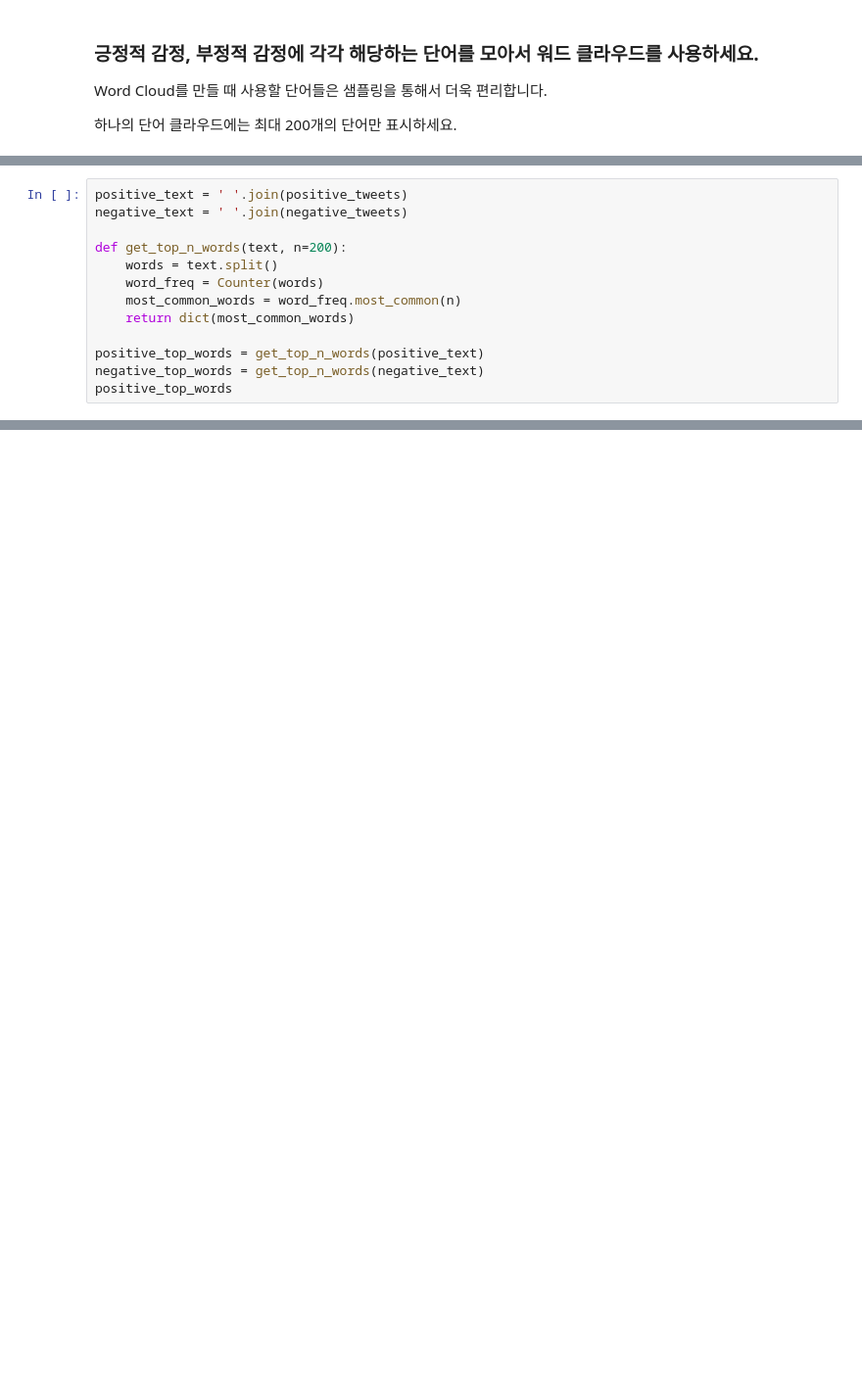
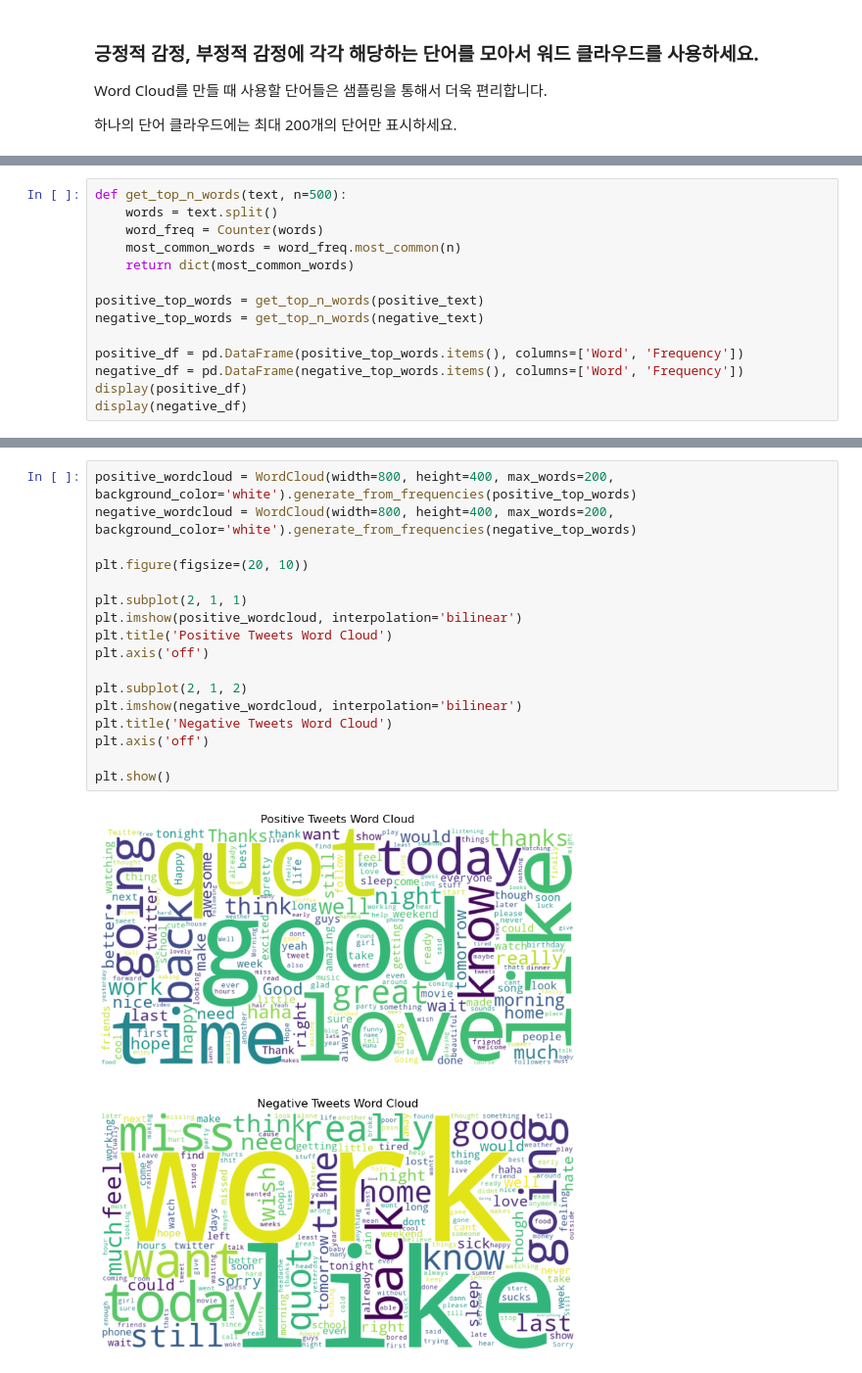
Before and after one commit to ssangmin-junior/softeer_wiki, a Jupyter notebook: missions/w2/m5/w2m5_sentiment.ipynb, the cells around one changed output, grey strips where cells are left out. Shown: that part at 98% size. Saved outputs shown, nothing was run; the diff lists cells and outputs as text; blank space fills up the shorter version.

```diff
--- a/missions/w2/m5/w2m5_sentiment.ipynb
+++ b/missions/w2/m5/w2m5_sentiment.ipynb
@@ -109,8 +82,5 @@ TypeError: expected string or bytes-like object, got 'Series'
 # %%
-positive_text = ' '.join(positive_tweets)
-negative_text = ' '.join(negative_tweets)
-
-def get_top_n_words(text, n=200):
+def get_top_n_words(text, n=500):
     words = text.split()
     word_freq = Counter(words)
     most_common_words = word_freq.most_common(n)
@@ -118,5 +88,9 @@ def get_top_n_words(text, n=200):
 
 positive_top_words = get_top_n_words(positive_text)
 negative_top_words = get_top_n_words(negative_text)
-positive_top_words
+
+positive_df = pd.DataFrame(positive_top_words.items(), columns=['Word', 'Frequency'])
+negative_df = pd.DataFrame(negative_top_words.items(), columns=['Word', 'Frequency'])
+display(positive_df)
+display(negative_df)
 # %% [output]
@@ -266,0 +123,19 @@ print(negative_df.head())
+# %%
+positive_wordcloud = WordCloud(width=800, height=400, max_words=200, background_color='white').generate_from_frequencies(positive_top_words)
+negative_wordcloud = WordCloud(width=800, height=400, max_words=200, background_color='white').generate_from_frequencies(negative_top_words)
+
+plt.figure(figsize=(20, 10))
+
+plt.subplot(2, 1, 1)
+plt.imshow(positive_wordcloud, interpolation='bilinear')
+plt.title('Positive Tweets Word Cloud')
+plt.axis('off')
+
+plt.subplot(2, 1, 2)
+plt.imshow(negative_wordcloud, interpolation='bilinear')
+plt.title('Negative Tweets Word Cloud')
+plt.axis('off')
+
+plt.show()
+# %% [output]
+[figure, added]
```
Also changed, not shown: parts of 12 cells of this notebook, 1 other file.
